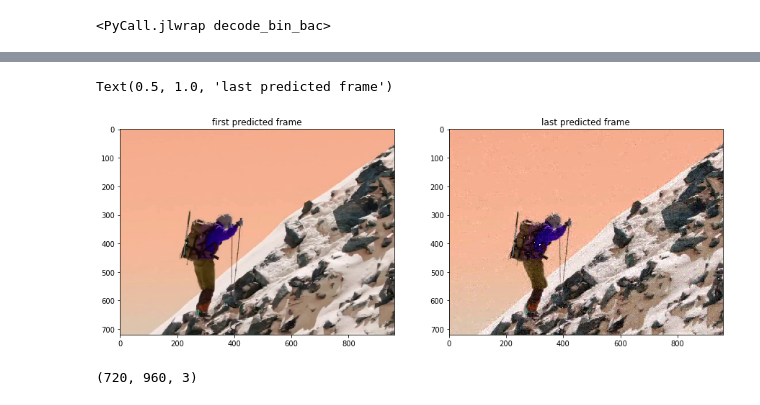
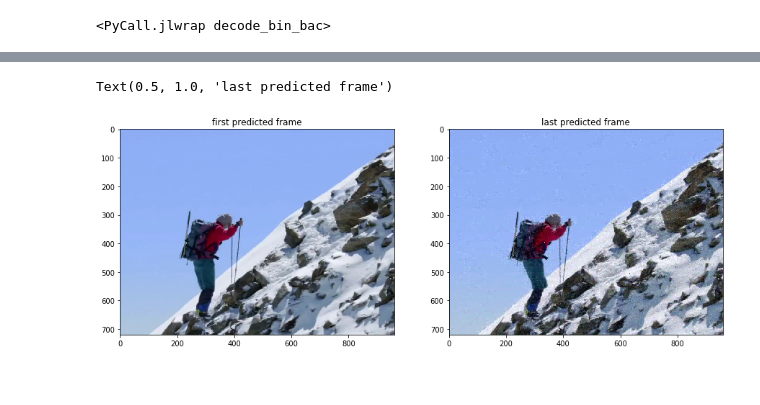
Before and after one commit to alaanousir/H.264-Video-Compression, a Jupyter notebook: Main.ipynb, the cells around one changed output, grey strips where cells are left out. Saved outputs shown, nothing was run; the diff lists cells and outputs as text; code cells hidden in the pictures.

```diff
--- a/Main.ipynb
+++ b/Main.ipynb
@@ -170,0 +100,2 @@ False
+# %%
+dquantized_coeff_y,dquantized_coeff_cb,dquantized_coeff_cr = dresiduals
@@ -170,0 +106,4 @@ False
+# %%
+for i in range(len(dref_frames)):
+    for j in range(dref_frames[i].shape[0]):
+        print((dref_frames[i][j] == ref_frames[j][i]).mean())
@@ -170,0 +117,5 @@ False
+# %%
+for i in range(len(dquantized_coeff_y)):
+    print((dquantized_coeff_y[i] == quantized_coeff_y[i]).mean())
+    print((dquantized_coeff_cb[i] == quantized_coeff_cb[i]).mean())
+    print((dquantized_coeff_cr[i] == quantized_coeff_cr[i]).mean())
@@ -173,9 +134,9 @@ quantized_residual_y = np.zeros((n_predicted_frames, vid_frame[0][0].shape[0], v
 quantized_residual_cb = np.zeros((n_predicted_frames, vid_frame[0][1].shape[0], vid_frame[0][1].shape[1]), dtype = int)
 quantized_residual_cr= np.zeros((n_predicted_frames, vid_frame[0][2].shape[0], vid_frame[0][2].shape[1]), dtype = int)
 for j in range(0,predictedPerRef-1):
-    quantized_residual_y[j] = E.spatial_inverse_model(quantized_coeff_y[j], nrows, ncols, 16)
+    quantized_residual_y[j] = E.spatial_inverse_model(dquantized_coeff_y[j], nrows, ncols, 16)
 
-    quantized_residual_cb[j] =  E.spatial_inverse_model(quantized_coeff_cb[j], nrows, ncols, 8)
+    quantized_residual_cb[j] =  E.spatial_inverse_model(dquantized_coeff_cb[j], nrows, ncols, 8)
 
-    quantized_residual_cr[j] = E.spatial_inverse_model(quantized_coeff_cr[j], nrows, ncols, 8)
+    quantized_residual_cr[j] = E.spatial_inverse_model(dquantized_coeff_cr[j], nrows, ncols, 8)
 # %%
@@ -213,16 +176,12 @@ for j in range(0,predictedPerRef-1):
 # %%
 fig, (ax1,ax2) = plt.subplots(1, 2, figsize = (15,15))
 
-ax1.imshow(Reconstruced_frames[0])
+ax1.imshow(cv2.cvtColor(Reconstruced_frames[0], cv2.COLOR_BGR2RGB))
 ax1.set_title("first predicted frame")
 
 
-ax2.imshow(Reconstruced_frames[2])
+ax2.imshow(cv2.cvtColor(Reconstruced_frames[2], cv2.COLOR_BGR2RGB))
 ax2.set_title("last predicted frame")
 # %% [output]
 Text(0.5, 1.0, 'last predicted frame')
-[figure, old version]
+[figure, new version]
-# %%
-Reconstruced_frames[0].shape
-# %% [output]
-(720, 960, 3)
```
Also changed, not shown: parts of 28 cells of this notebook.
